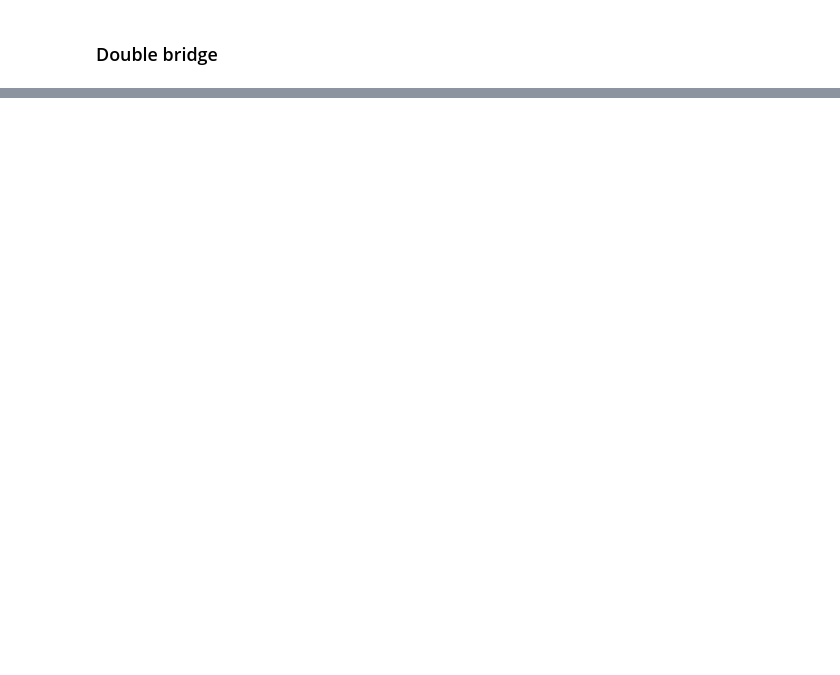
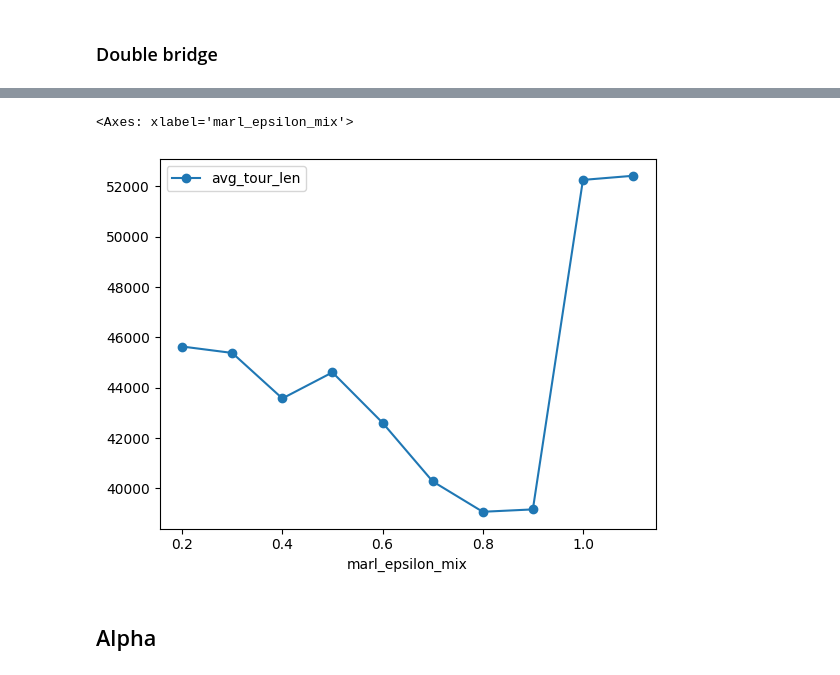
Before and after one commit to karinassini/tsp_rl_metaheuristic, a Jupyter notebook: notebooks/test.ipynb, the cells around one changed output, grey strips where cells are left out. Drawn from its saved outputs; the diff is of its cells as text; code cells hidden in the pictures; blank space fills up the shorter version.

```diff
--- a/notebooks/test.ipynb
+++ b/notebooks/test.ipynb
@@ -863,0 +1314,9 @@ print("Tours equal:", np.array_equal(candidate_baseline, candidate_delta))
+# %%
+import pandas as pd
+df = pd.DataFrame(results)
+df.plot(x="marl_epsilon_mix", y="avg_tour_len", marker="o")
+# %% [output]
+<Axes: xlabel='marl_epsilon_mix'>
+[figure, added]
+# %% [markdown]
+## Alpha
```
Also changed, not shown: parts of 71 cells of this notebook, 4 other files.
